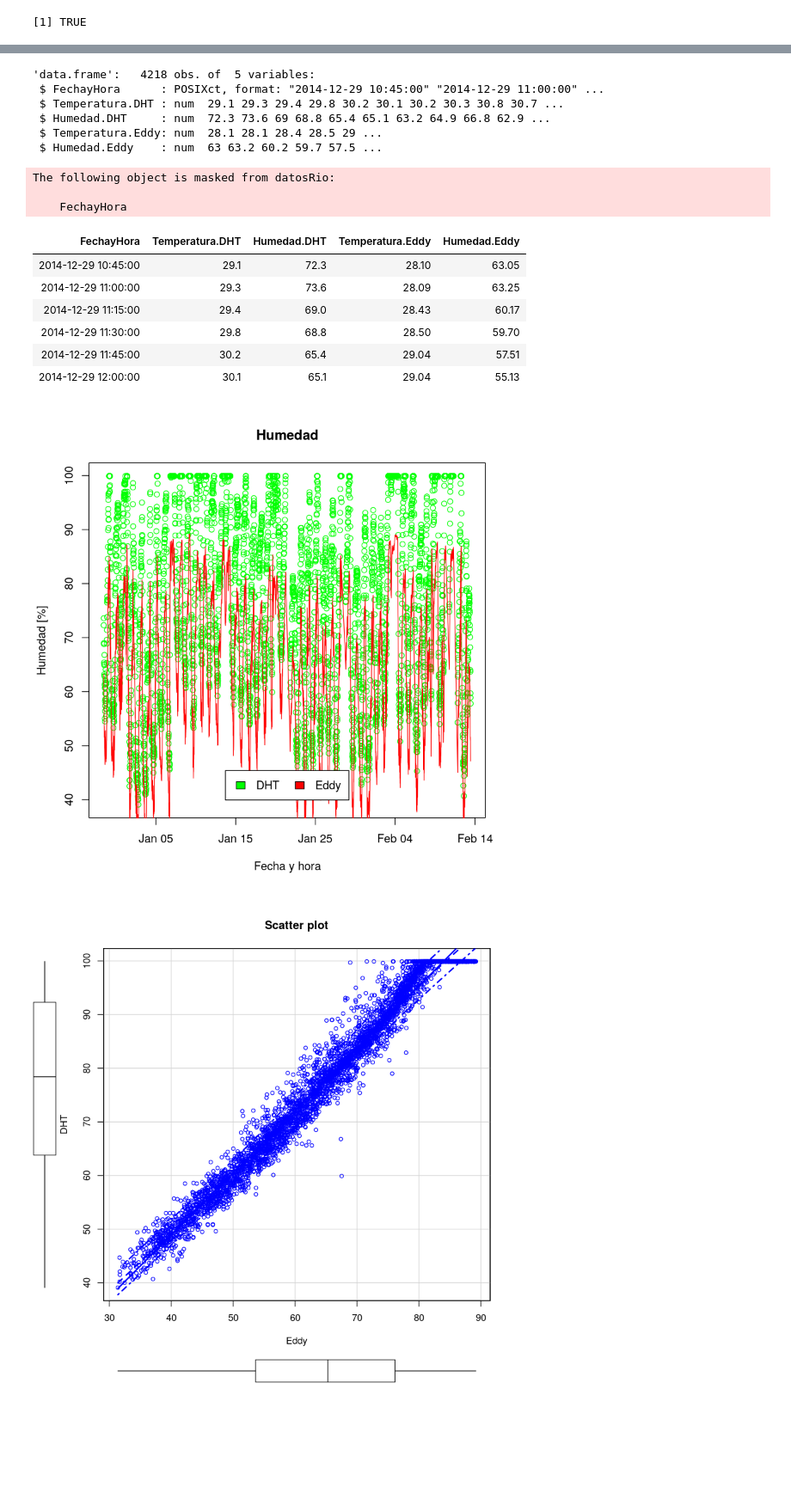
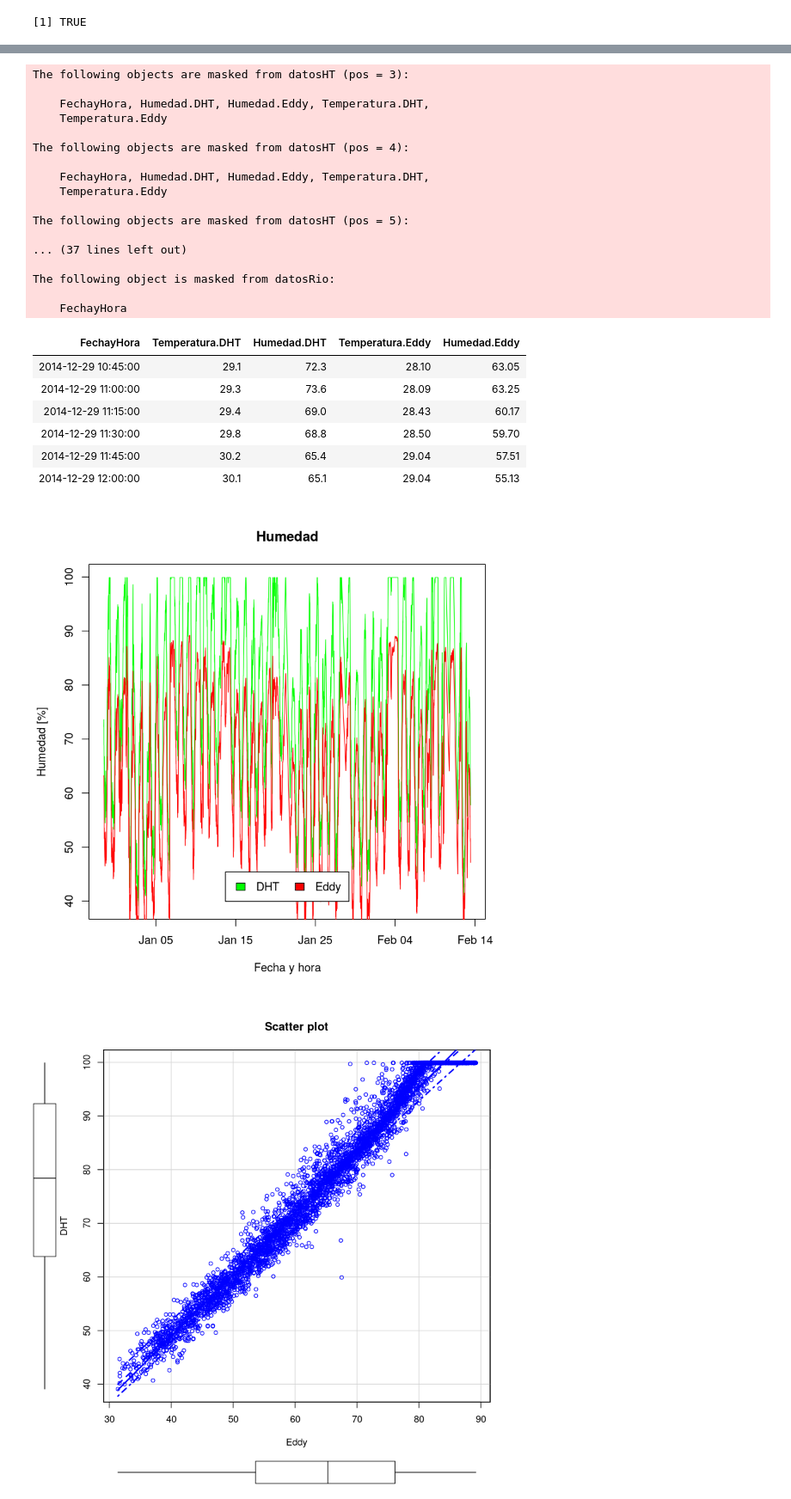
Before and after one commit to emilopez/intro-R, a Jupyter notebook: tp-final/tf.ipynb, the cells around one changed output, grey strips where cells are left out. Shown at 86% size. Saved outputs shown, nothing was run; the diff lists cells and outputs as text; code cells hidden in the pictures; blank space fills up the shorter version.

```diff
--- a/tp-final/tf.ipynb
+++ b/tp-final/tf.ipynb
@@ -252,21 +248,30 @@ abs(r1F*sqrt(sF))>qnorm(1-0.05/2)
 
 Resumen: en el siguiente trabajo se analizan la temperatura y humedad ambiente, ambas registradas con dos equipos diferentes. Por un lado por los sensores provistos por una estación Eddy Covariance de Campbell Scientific y por el otro, con el sensor DHT22. Los valores registrados por la estación son los tomados como verdaderos, ya que es un equipo profesional y muy utilizado para fines científicos.  El sensor DH22 es un sensor muy económico del que se pretendende evaluar la confiabilidad de sus mediciones.
 # %%
+rm(list=ls())
 datosHT = read.csv("datos/dht_eddyCovariance/dht_vs_eddy.csv", sep=";")
 datosHT$FechayHora = as.POSIXct(datosHT$FechayHora, format = "%d/%m/%Y %H:%M")
-str(datosHT)
+#str(datosHT)
 attach(datosHT)
 head(datosHT)
 # %% [output]
-'data.frame':   4218 obs. of  5 variables:
- $ FechayHora      : POSIXct, format: "2014-12-29 10:45:00" "2014-12-29 11:00:00" ...
- $ Temperatura.DHT : num  29.1 29.3 29.4 29.8 30.2 30.1 30.2 30.3 30.8 30.7 ...
- $ Humedad.DHT     : num  72.3 73.6 69 68.8 65.4 65.1 63.2 64.9 66.8 62.9 ...
- $ Temperatura.Eddy: num  28.1 28.1 28.4 28.5 29 ...
- $ Humedad.Eddy    : num  63 63.2 60.2 59.7 57.5 ...
+The following objects are masked from datosHT (pos = 3):
+
+    FechayHora, Humedad.DHT, Humedad.Eddy, Temperatura.DHT,
+    Temperatura.Eddy
+
+The following objects are masked from datosHT (pos = 4):
+
+    FechayHora, Humedad.DHT, Humedad.Eddy, Temperatura.DHT,
+    Temperatura.Eddy
+
+The following objects are masked from datosHT (pos = 5):
+
+... (37 lines left out)
+
+The following object is masked from datosRio:
+
+    FechayHora
-The following object is masked from datosRio:
-
-    FechayHora
 | FechayHora | Temperatura.DHT | Humedad.DHT | Temperatura.Eddy | Humedad.Eddy |
 | 2014-12-29 10:45:00 | 29.1 | 72.3 | 28.10 | 63.05 |
 | 2014-12-29 11:00:00 | 29.3 | 73.6 | 28.09 | 63.25 |
@@ -275,12 +280,12 @@ The following object is masked from datosRio:
 | 2014-12-29 11:45:00 | 30.2 | 65.4 | 29.04 | 57.51 |
 | 2014-12-29 12:00:00 | 30.1 | 65.1 | 29.04 | 55.13 |
 # %%
-plot(FechayHora, Humedad.DHT, col="green", main="Humedad",
-     xlab="Fecha y hora", ylab="Humedad [%]")
+Humedad.DHT = 1*(Humedad.DHT)
+plot(FechayHora, Humedad.DHT, col="green", main="Humedad", xlab="Fecha y hora", ylab="Humedad [%]", type="lines")
 lines(FechayHora, Humedad.Eddy,col="red")
 legend("bottom", inset=.05, c("DHT","Eddy"), fill=c("green","red"), horiz=TRUE)
 # %% [output]
-[figure, old version]
+[figure, new version]
 # %%
 library(car)
 scatterplot(Humedad.DHT ~ Humedad.Eddy, data=datosHT, xlab="Eddy", ylab="DHT", main="Scatter plot")
```
Also changed, not shown: parts of 34 cells of this notebook, 5 other files.
